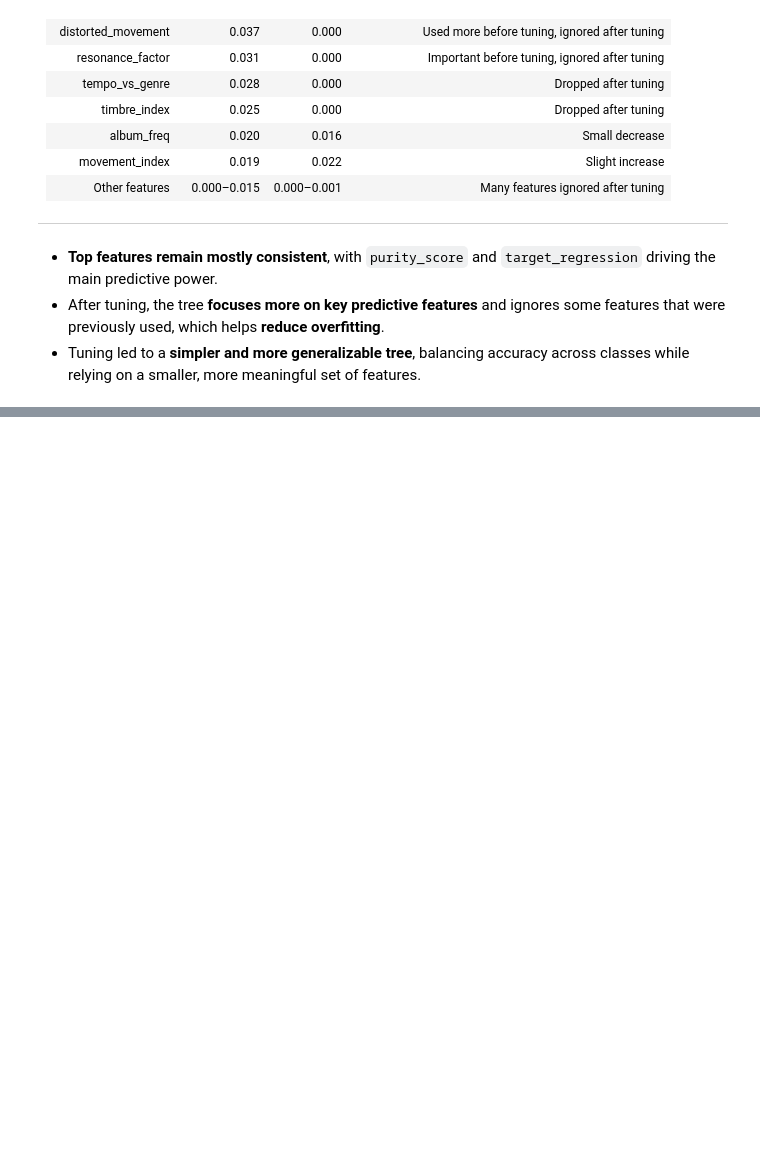
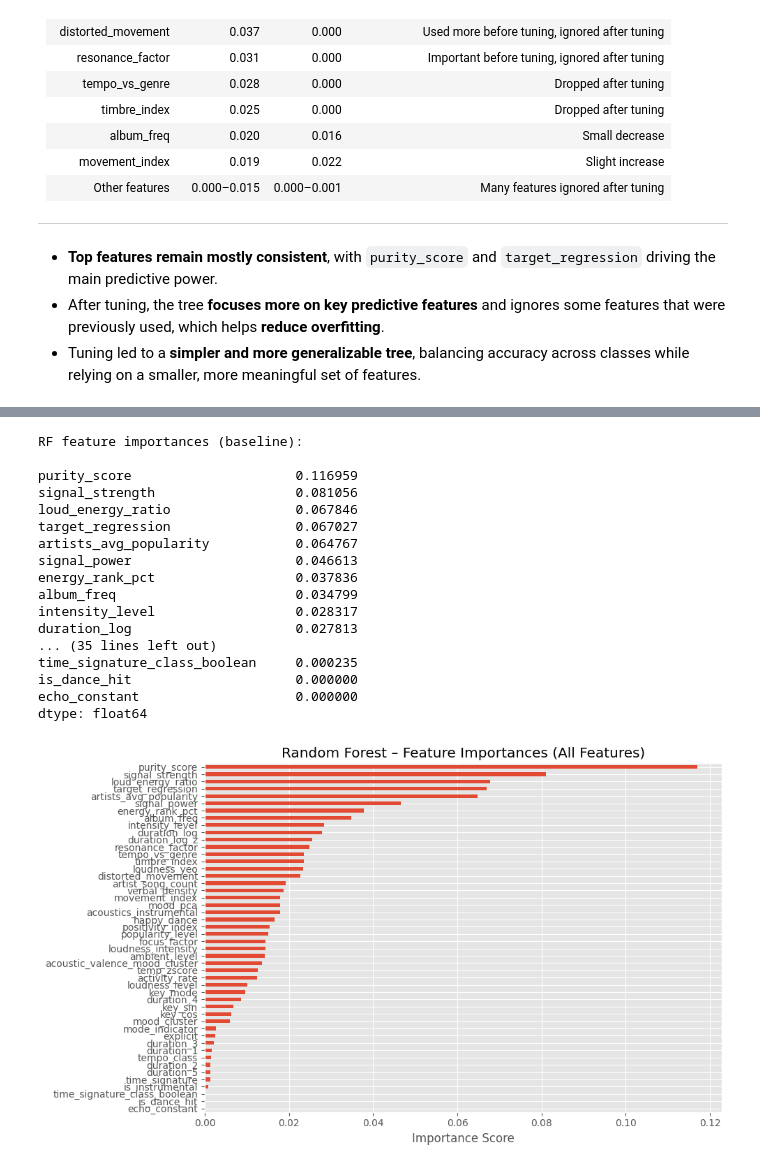
Before and after one commit to EnMiaoYe/APRAU_DEN_C_1211905_1211613_1030058, a Jupyter notebook: src/trees/decision_tree.ipynb, the cells around one changed output, grey strips where cells are left out. Drawn from its saved outputs; the diff is of its cells as text; code cells hidden in the pictures; blank space fills up the shorter version.

```diff
--- a/src/trees/decision_tree.ipynb
+++ b/src/trees/decision_tree.ipynb
@@ -284,0 +349,33 @@ plt.show()
+# %%
+importances = pd.Series(rf.feature_importances_, index=X.columns).sort_values(ascending=False)
+
+print("RF feature importances (baseline):\n")
+print(importances)
+
+# Plot ALL feature importances
+plt.figure(figsize=(10, 6))   # taller figure to fit all bars
+importances.plot(kind='barh')
+plt.gca().invert_yaxis()        # most important at the top
+plt.title("Random Forest – Feature Importances (All Features)")
+plt.xlabel("Importance Score")
+plt.tight_layout()
+plt.show()
+# %% [output]
+RF feature importances (baseline):
+
+purity_score                     0.116959
+signal_strength                  0.081056
+loud_energy_ratio                0.067846
+target_regression                0.067027
+artists_avg_popularity           0.064767
+signal_power                     0.046613
+energy_rank_pct                  0.037836
+album_freq                       0.034799
+intensity_level                  0.028317
+duration_log                     0.027813
+... (35 lines left out)
+time_signature_class_boolean     0.000235
+is_dance_hit                     0.000000
+echo_constant                    0.000000
+dtype: float64
+[figure, added]
```
Also changed, not shown: parts of 17 cells of this notebook, 2 other files.
